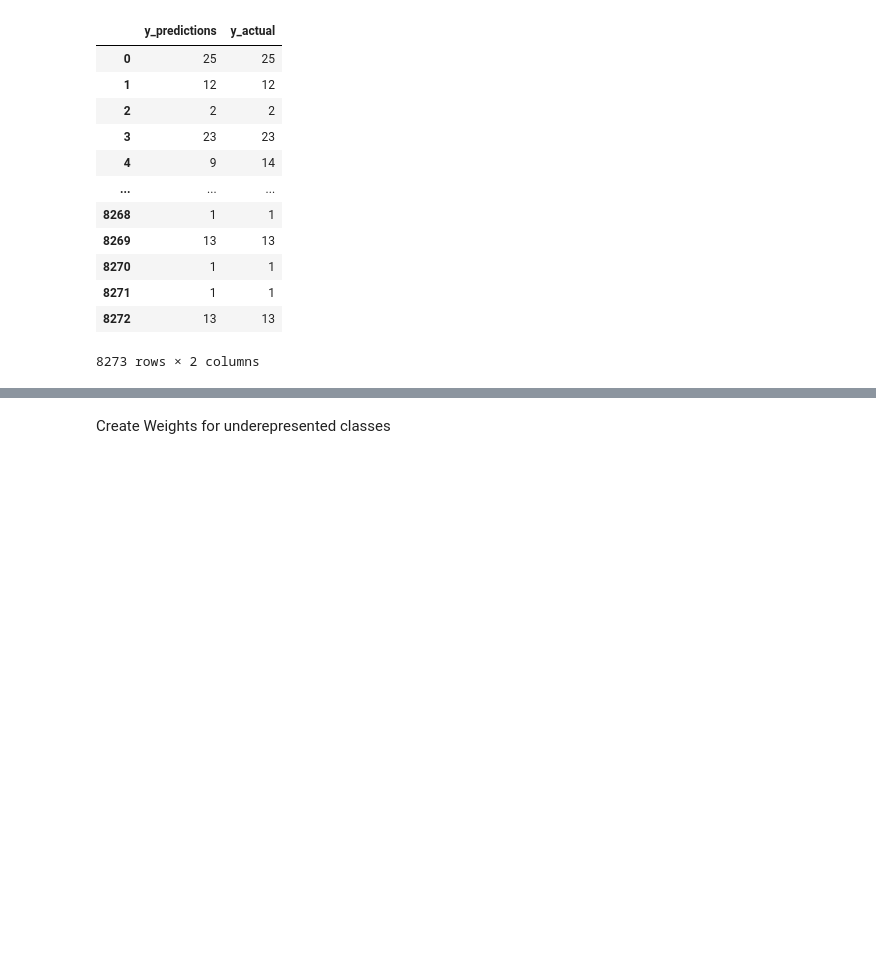
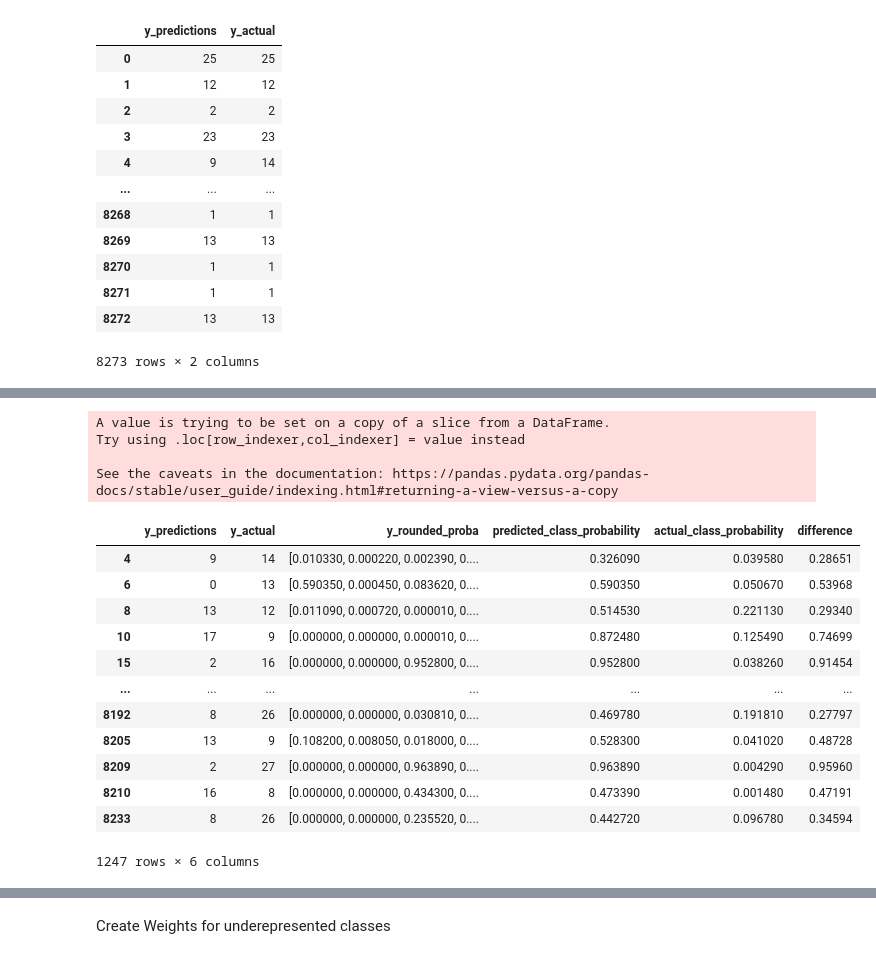
Before and after one commit to ChrisJtron/Marine_CNN, a Jupyter notebook: CNN_Species_with_weights.ipynb, the cells around one changed output, grey strips where cells are left out. Cells and saved outputs as stored; diff of their text form; code cells hidden in the pictures; blank space fills up the shorter version.

```diff
--- a/CNN_Species_with_weights.ipynb
+++ b/CNN_Species_with_weights.ipynb
@@ -124,2 +95,3 @@ y_dataframe['y_rounded_proba'][15]
 # %%
 ## locate incorrectly classified animals
+incorrect_df=y_dataframe.loc[(y_dataframe['y_predictions'])!=(y_dataframe['y_actual'])]
@@ -125,0 +114,15 @@ y_dataframe['y_rounded_proba'][15]
+# %%
+## add columns for predicted probability and predicted probability of actual class
+predicted_class_probability=[]
+actual_class_probability=[]
+for index, row in incorrect_df.iterrows():
+  p=row['y_predictions']
+  a=row['y_actual']
+  pred_proba=row['y_rounded_proba'][p]
+  act_proba=row['y_rounded_proba'][a]
+  predicted_class_probability.append(pred_proba)
+  actual_class_probability.append(act_proba)
+# %%
+incorrect_df['predicted_class_probability']=predicted_class_probability
+incorrect_df['actual_class_probability']=actual_class_probability
+incorrect_df
@@ -125,0 +152,22 @@ y_dataframe['y_rounded_proba'][15]
+# %%
+#find differences in predicted vs actual probability
+incorrect_df['difference']=(incorrect_df['predicted_class_probability'].astype(float))-(incorrect_df['actual_class_probability'].astype(float))
+incorrect_df
+# %% [output]
+A value is trying to be set on a copy of a slice from a DataFrame.
+Try using .loc[row_indexer,col_indexer] = value instead
+
+See the caveats in the documentation: https://pandas.pydata.org/pandas-docs/stable/user_guide/indexing.html#returning-a-view-versus-a-copy
+|  | y_predictions | y_actual | y_rounded_proba | predicted_class_probability | actual_class_probability | difference |
+| 4 | 9 | 14 | [0.010330, 0.000220, 0.002390, 0.... | 0.326090 | 0.039580 | 0.28651 |
+| 6 | 0 | 13 | [0.590350, 0.000450, 0.083620, 0.... | 0.590350 | 0.050670 | 0.53968 |
+| 8 | 13 | 12 | [0.011090, 0.000720, 0.000010, 0.... | 0.514530 | 0.221130 | 0.29340 |
+| 10 | 17 | 9 | [0.000000, 0.000000, 0.000010, 0.... | 0.872480 | 0.125490 | 0.74699 |
+| 15 | 2 | 16 | [0.000000, 0.000000, 0.952800, 0.... | 0.952800 | 0.038260 | 0.91454 |
+| ... | ... | ... | ... | ... | ... | ... |
+| 8192 | 8 | 26 | [0.000000, 0.000000, 0.030810, 0.... | 0.469780 | 0.191810 | 0.27797 |
+| 8205 | 13 | 9 | [0.108200, 0.008050, 0.018000, 0.... | 0.528300 | 0.041020 | 0.48728 |
+| 8209 | 2 | 27 | [0.000000, 0.000000, 0.963890, 0.... | 0.963890 | 0.004290 | 0.95960 |
+| 8210 | 16 | 8 | [0.000000, 0.000000, 0.434300, 0.... | 0.473390 | 0.001480 | 0.47191 |
+| 8233 | 8 | 26 | [0.000000, 0.000000, 0.235520, 0.... | 0.442720 | 0.096780 | 0.34594 |
+1247 rows × 6 columns
```
Also changed, not shown: parts of 22 cells of this notebook.
